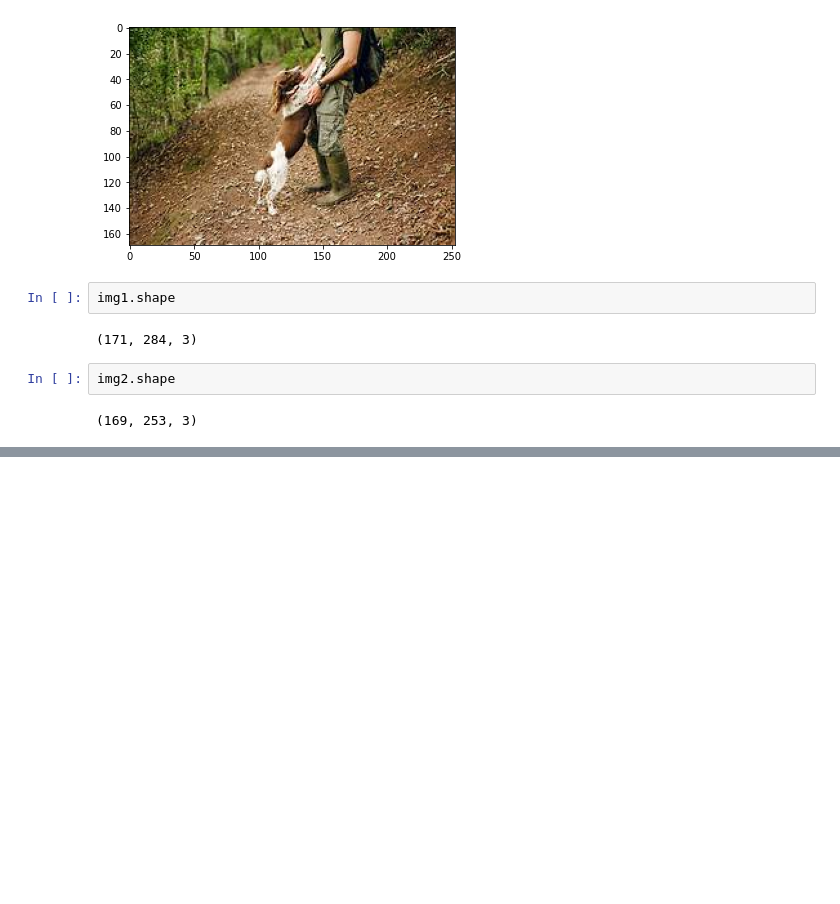
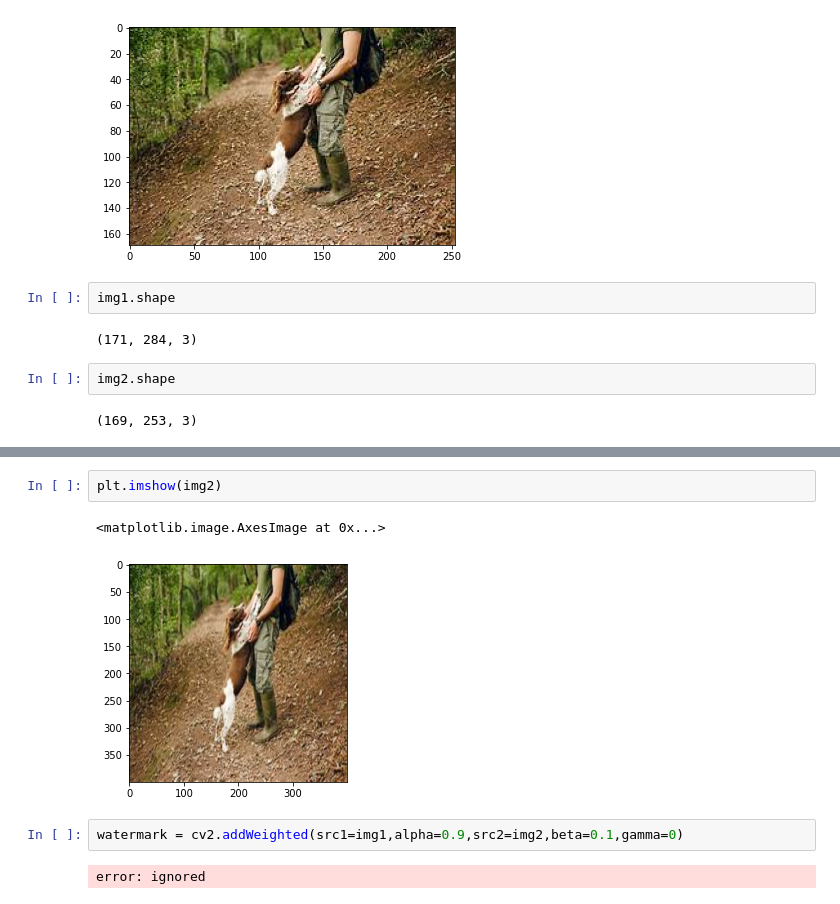
Before and after one commit to khatana706/DATA-SCIENCE, a Jupyter notebook: Create_watermark_on_image_using_opencv.ipynb, the cells around one changed output, grey strips where cells are left out. Cells and saved outputs as stored; diff of their text form; blank space fills up the shorter version.

```diff
--- a/Create_watermark_on_image_using_opencv.ipynb
+++ b/Create_watermark_on_image_using_opencv.ipynb
@@ -117,0 +110,9 @@ img1.shape
+# %%
+plt.imshow(img2)
+# %% [output]
+<matplotlib.image.AxesImage at 0x...>
+[figure, added]
+# %%
+watermark = cv2.addWeighted(src1=img1,alpha=0.9,src2=img2,beta=0.1,gamma=0)
+# %% [output]
+error: ignored
```
Also changed, not shown: parts of 11 cells of this notebook.
